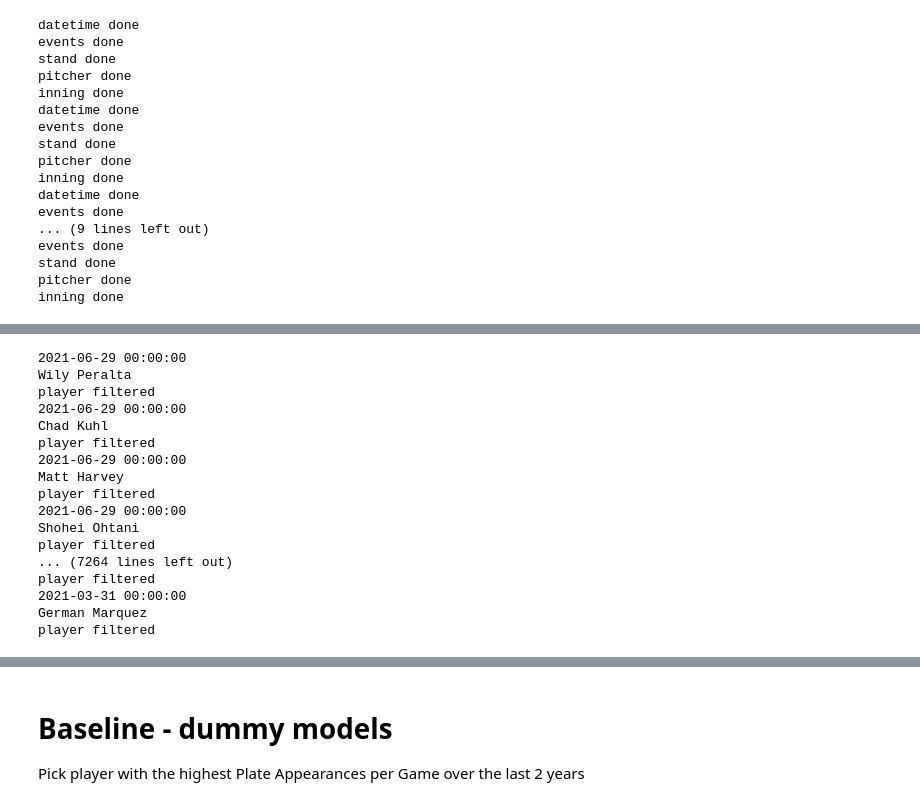
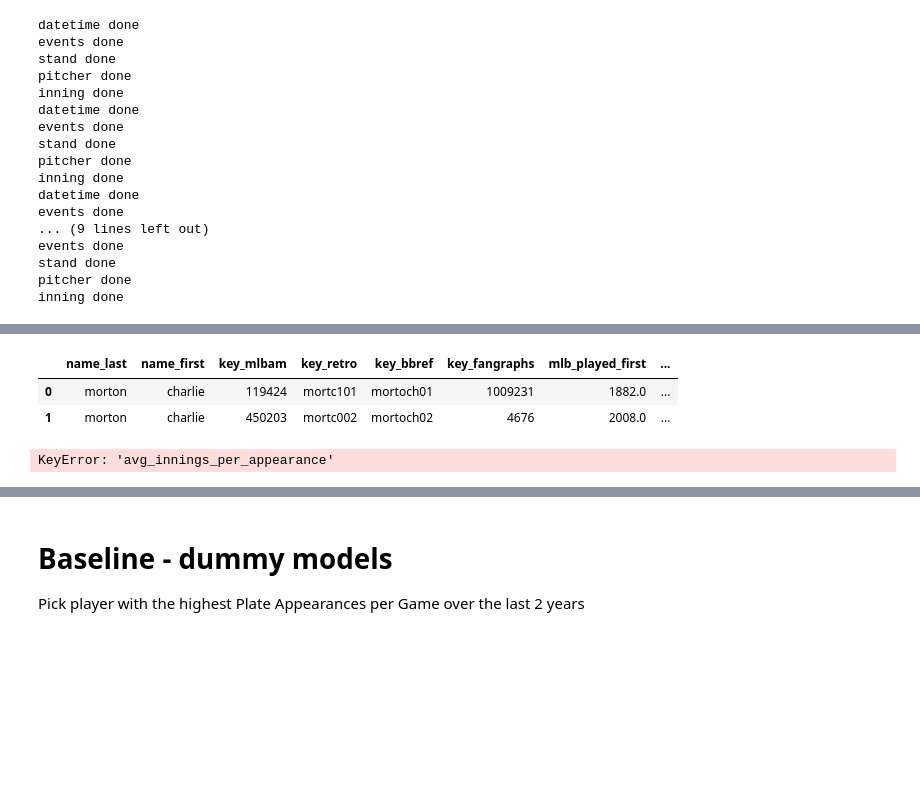
Before and after one commit to stone-ericm/MLB_counting_to_57_hits, a Jupyter notebook: main.ipynb, the cells around one changed output, grey strips where cells are left out. Cells and saved outputs as stored; diff of their text form; code cells hidden in the pictures; blank space fills up the shorter version.

```diff
--- a/main.ipynb
+++ b/main.ipynb
@@ -704,3 +735,13 @@ def derive_pitcher(player, history):
+# %%
+pybaseball.playerid_lookup('Morton', 'Charlie')
+# %% [output]
+|  | name_last | name_first | key_mlbam | key_retro | key_bbref | key_fangraphs | mlb_played_first | ... |
+| 0 | morton | charlie | 119424 | mortc101 | mortoch01 | 1009231 | 1882.0 | ... |
+| 1 | morton | charlie | 450203 | mortc002 | mortoch02 | 4676 | 2008.0 | ... |
+# %%
+pitcher_df[(pitcher_df['avg_innings_per_appearance'].isna()) & (pitcher_df['game_date_gpk'].str.startswith('2017'))]
+# %% [output]
+KeyError: 'avg_innings_per_appearance'
 # %%
 #         if probable pitcher is unknown, drop row
 pitcher_df['probable_pitcher'] = pitcher_df['probable_pitcher'].replace('', np.nan)
@@ -710,7 +751,7 @@ pitcher_df = pitcher_df.reset_index(drop=True)
 #         runs pitcher_df through derived_cumulative_stats function to get their recent history
 pitcher_stats = pitcher_df.apply(lambda row: pd.Series(
     derived_cumulative_stats(row['probable_pitcher'], 'pitcher', history,
-                                end_date=datetime.strptime(row['game_date_gaw'], '%Y-%m-%d') - timedelta(days=1))),
+                                end_date=datetime.strptime(row['game_date_gpk'], '%Y-%m-%d') - timedelta(days=1))),
                                  axis=1)
 
 pitcher_df = pd.merge(
@@ -728,24 +769,6 @@ pitcher_df = pd.merge(
     indicator=False,
     validate=None,
 )
-# %% [output]
-2021-06-29 00:00:00
-Wily Peralta
-player filtered
-2021-06-29 00:00:00
-Chad Kuhl
-player filtered
-2021-06-29 00:00:00
-Matt Harvey
-player filtered
-2021-06-29 00:00:00
-Shohei Ohtani
-player filtered
-... (7264 lines left out)
-player filtered
-2021-03-31 00:00:00
-German Marquez
-player filtered
 # %%
 #         re-matches home batters with away pitchers and vice versa
 
```
Also changed, not shown: parts of 24 cells of this notebook.
